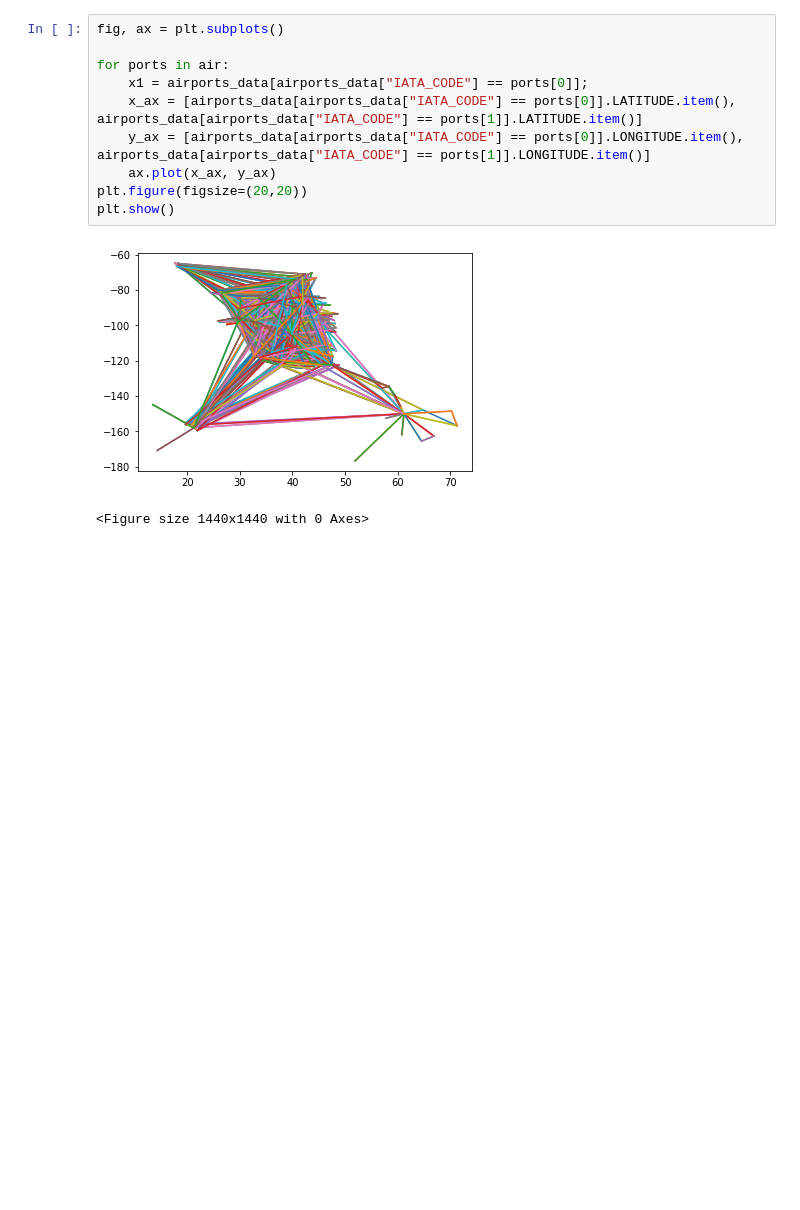
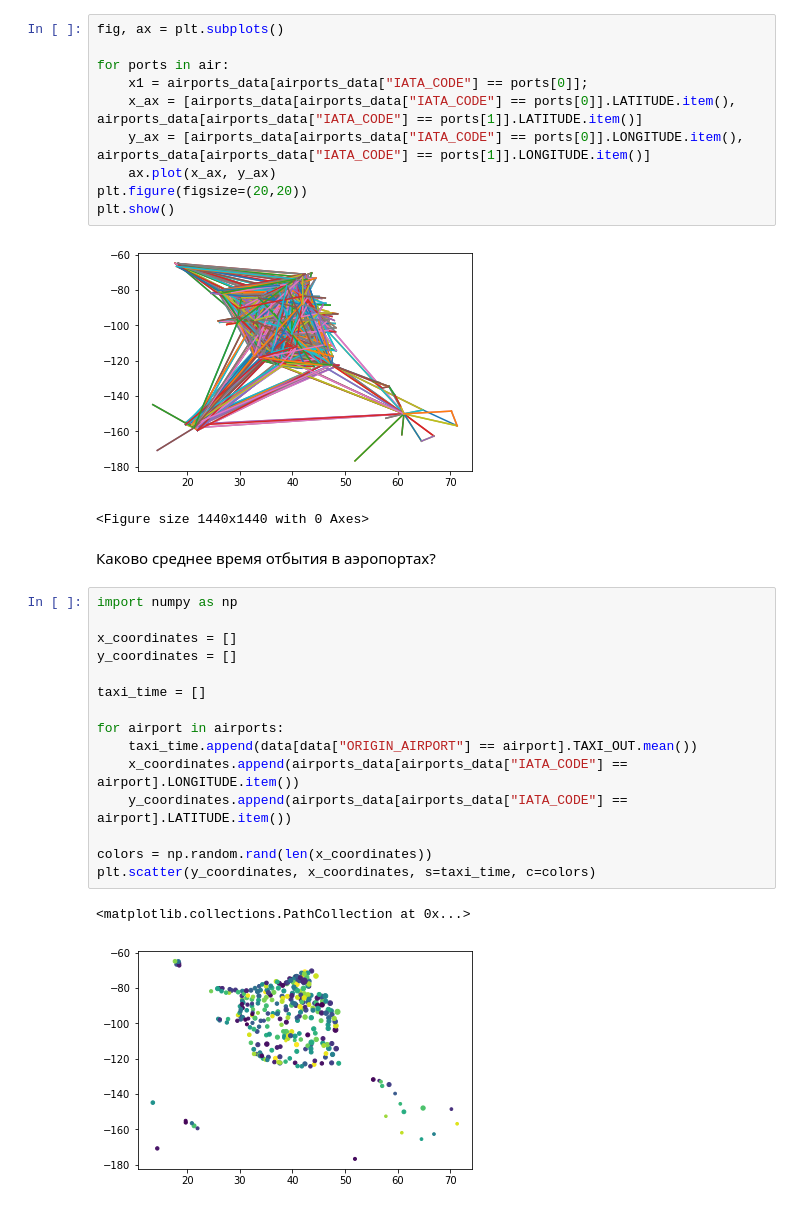
Before and after one commit to VargArt/otus_homework2, a Jupyter notebook: Untitled.ipynb, the cells around one changed output. Cells and saved outputs as stored; diff of their text form; blank space fills up the shorter version.

```diff
--- a/Untitled.ipynb
+++ b/Untitled.ipynb
@@ -345,3 +344,23 @@ plt.show()
 # %% [output]
 [figure]
 <Figure size 1440x1440 with 0 Axes>
+# %% [markdown]
+Каково среднее время отбытия в аэропортах?
+# %%
+import numpy as np
+
+x_coordinates = []
+y_coordinates = []
+
+taxi_time = []
+
+for airport in airports:
+    taxi_time.append(data[data["ORIGIN_AIRPORT"] == airport].TAXI_OUT.mean())
+    x_coordinates.append(airports_data[airports_data["IATA_CODE"] == airport].LONGITUDE.item())
+    y_coordinates.append(airports_data[airports_data["IATA_CODE"] == airport].LATITUDE.item())
+
+colors = np.random.rand(len(x_coordinates))
+plt.scatter(y_coordinates, x_coordinates, s=taxi_time, c=colors)
+# %% [output]
+<matplotlib.collections.PathCollection at 0x...>
+[figure, added]
```
Also changed, not shown: parts of 3 cells of this notebook.
